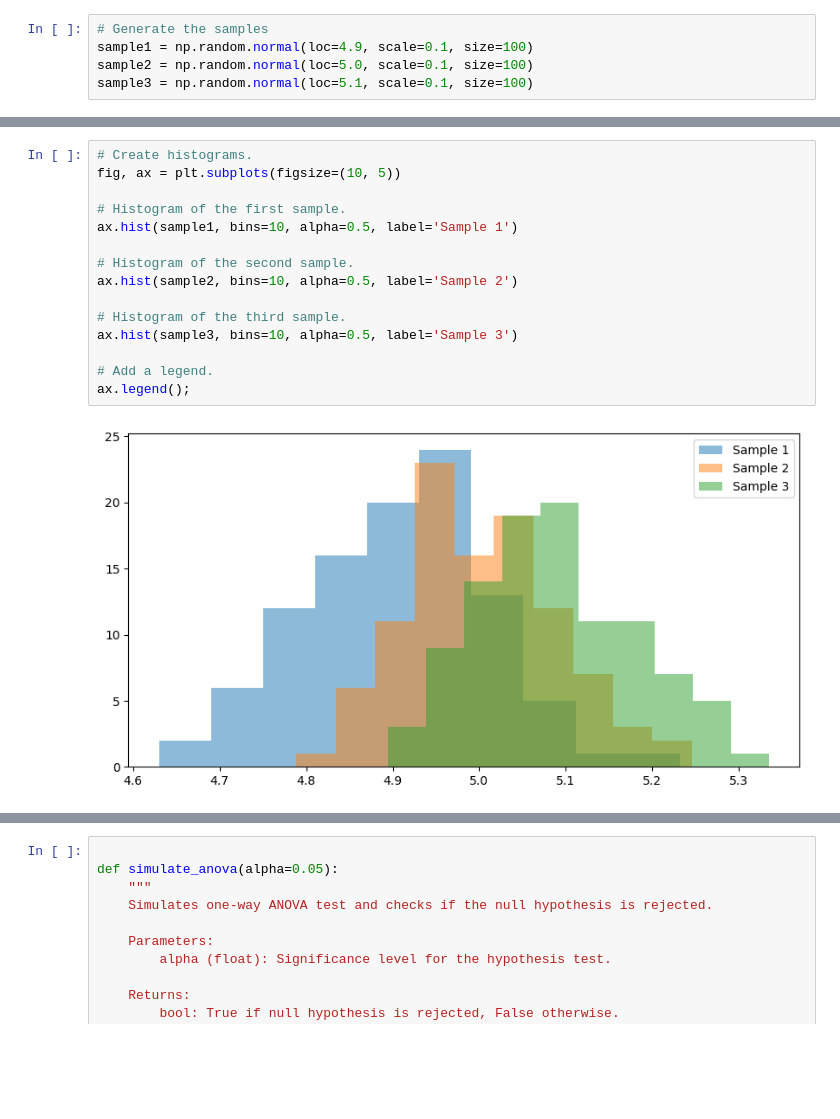
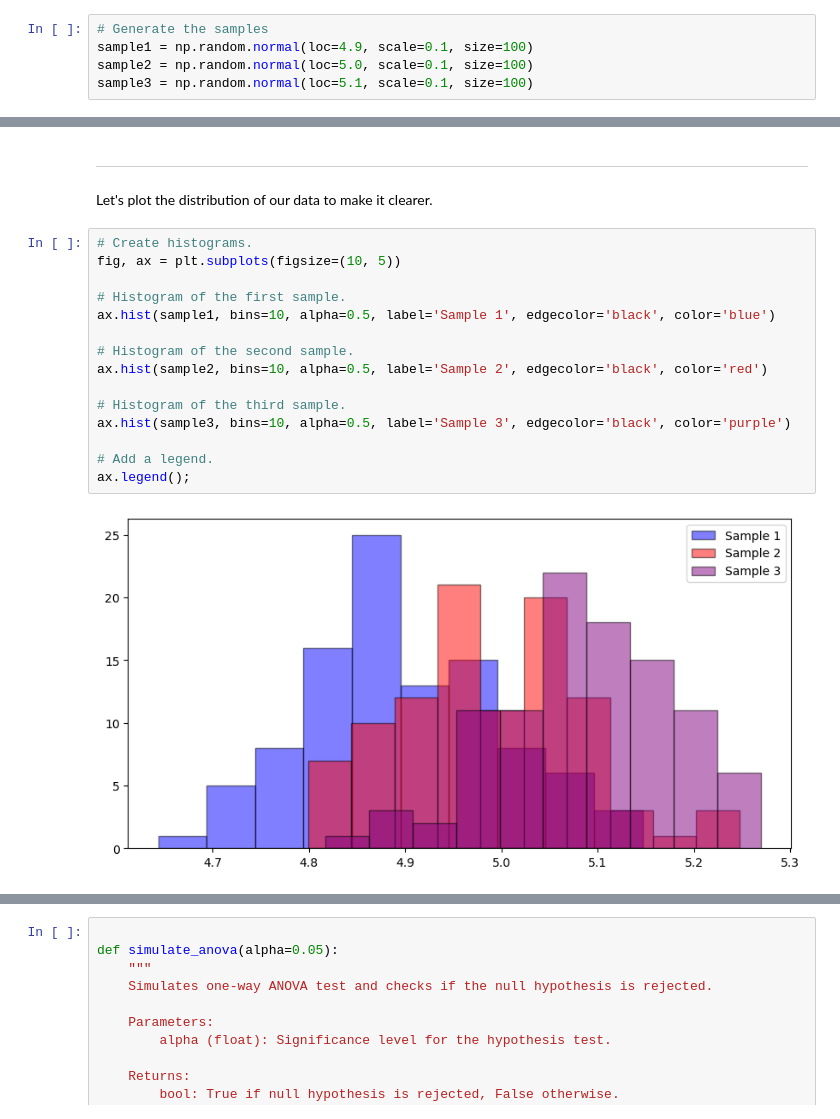
Before and after one commit to YuliiaKharchenko/applied_statistics, a Jupyter notebook: tasks.ipynb, the cells around one changed output, grey strips where cells are left out. Cells and saved outputs as stored; diff of their text form; blank space fills up the shorter version.

```diff
--- a/tasks.ipynb
+++ b/tasks.ipynb
@@ -537,17 +582,21 @@ Sample3: [5.21926174 5.0313056  5.06068152 5.00698662 5.26302863 5.01241409
+# %% [markdown]
+***
+
+Let's plot the distribution of our data to make it clearer.
 # %%
 # Create histograms.
 fig, ax = plt.subplots(figsize=(10, 5))
 
 # Histogram of the first sample.
-ax.hist(sample1, bins=10, alpha=0.5, label='Sample 1')
+ax.hist(sample1, bins=10, alpha=0.5, label='Sample 1', edgecolor='black', color='blue')
 
 # Histogram of the second sample.
-ax.hist(sample2, bins=10, alpha=0.5, label='Sample 2')
+ax.hist(sample2, bins=10, alpha=0.5, label='Sample 2', edgecolor='black', color='red')
 
 # Histogram of the third sample.
-ax.hist(sample3, bins=10, alpha=0.5, label='Sample 3')
+ax.hist(sample3, bins=10, alpha=0.5, label='Sample 3', edgecolor='black', color='purple')
 
 # Add a legend.
 ax.legend();
 # %% [output]
-[figure, old version]
+[figure, new version]
```
Also changed, not shown: parts of 12 cells of this notebook.
